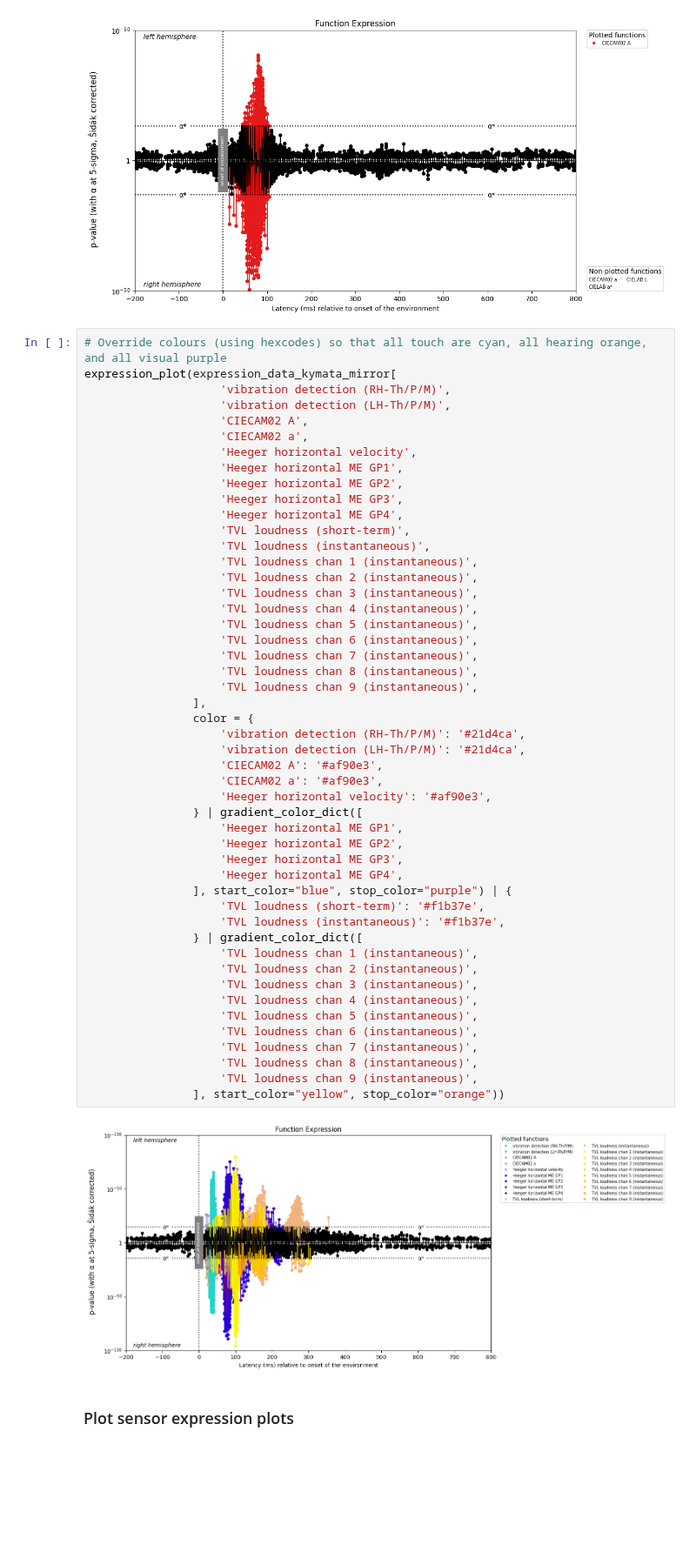
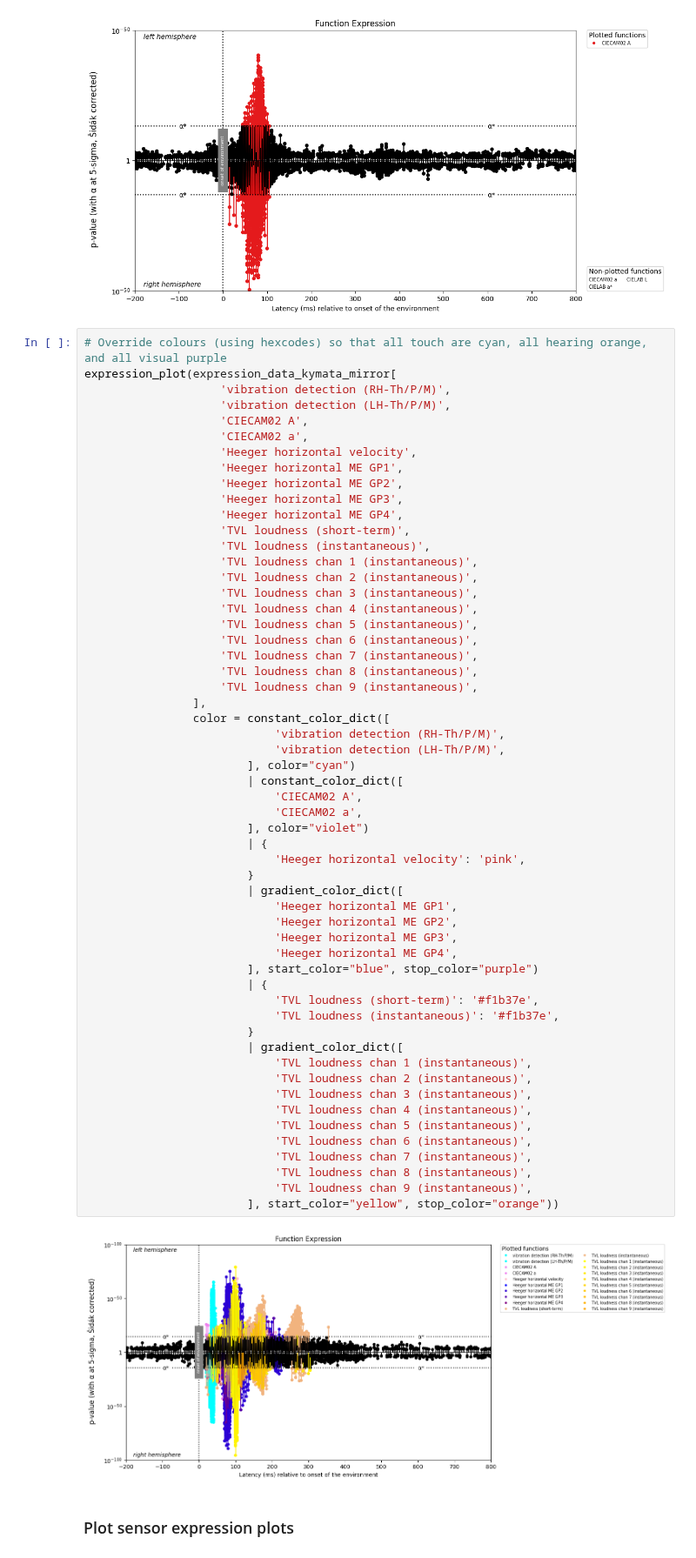
Before and after one commit to kymata-atlas/kymata-core, a Jupyter notebook: demos/demo_plotting.ipynb, the cells around one changed output. Shown at 87% size. Cells and saved outputs as stored; diff of their text form; blank space fills up the shorter version.

Commit message:
Add a constant_color_dict function too

```diff
--- a/demos/demo_plotting.ipynb
+++ b/demos/demo_plotting.ipynb
@@ -67,54 +67,61 @@ expression_plot(expression_data_kymata_mirror[
 # %%
 # Override colours (using hexcodes) so that all touch are cyan, all hearing orange, and all visual purple
 expression_plot(expression_data_kymata_mirror[
                     'vibration detection (RH-Th/P/M)',
                     'vibration detection (LH-Th/P/M)',
                     'CIECAM02 A',
                     'CIECAM02 a',
                     'Heeger horizontal velocity',
                     'Heeger horizontal ME GP1',
                     'Heeger horizontal ME GP2',
                     'Heeger horizontal ME GP3',
                     'Heeger horizontal ME GP4',
                     'TVL loudness (short-term)',
                     'TVL loudness (instantaneous)',
                     'TVL loudness chan 1 (instantaneous)',
                     'TVL loudness chan 2 (instantaneous)',
                     'TVL loudness chan 3 (instantaneous)',
                     'TVL loudness chan 4 (instantaneous)',
                     'TVL loudness chan 5 (instantaneous)',
                     'TVL loudness chan 6 (instantaneous)',
                     'TVL loudness chan 7 (instantaneous)',
                     'TVL loudness chan 8 (instantaneous)',
                     'TVL loudness chan 9 (instantaneous)',
                 ],
-                color = {
-                    'vibration detection (RH-Th/P/M)': '#21d4ca',
-                    'vibration detection (LH-Th/P/M)': '#21d4ca',
-                    'CIECAM02 A': '#af90e3',
-                    'CIECAM02 a': '#af90e3',
-                    'Heeger horizontal velocity': '#af90e3',
-                } | gradient_color_dict([
-                    'Heeger horizontal ME GP1',
-                    'Heeger horizontal ME GP2',
-                    'Heeger horizontal ME GP3',
-                    'Heeger horizontal ME GP4',
-                ], start_color="blue", stop_color="purple") | {
-                    'TVL loudness (short-term)': '#f1b37e',
-                    'TVL loudness (instantaneous)': '#f1b37e',
-                } | gradient_color_dict([
-                    'TVL loudness chan 1 (instantaneous)',
-                    'TVL loudness chan 2 (instantaneous)',
-                    'TVL loudness chan 3 (instantaneous)',
-                    'TVL loudness chan 4 (instantaneous)',
-                    'TVL loudness chan 5 (instantaneous)',
-                    'TVL loudness chan 6 (instantaneous)',
-                    'TVL loudness chan 7 (instantaneous)',
-                    'TVL loudness chan 8 (instantaneous)',
-                    'TVL loudness chan 9 (instantaneous)',
-                ], start_color="yellow", stop_color="orange"))
+                color = constant_color_dict([
+                            'vibration detection (RH-Th/P/M)',
+                            'vibration detection (LH-Th/P/M)',
+                        ], color="cyan")
+                        | constant_color_dict([
+                            'CIECAM02 A',
+                            'CIECAM02 a',
+                        ], color="violet")
+                        | {
+                            'Heeger horizontal velocity': 'pink',
+                        }
+                        | gradient_color_dict([
+                            'Heeger horizontal ME GP1',
+                            'Heeger horizontal ME GP2',
+                            'Heeger horizontal ME GP3',
+                            'Heeger horizontal ME GP4',
+                        ], start_color="blue", stop_color="purple")
+                        | {
+                            'TVL loudness (short-term)': '#f1b37e',
+                            'TVL loudness (instantaneous)': '#f1b37e',
+                        }
+                        | gradient_color_dict([
+                            'TVL loudness chan 1 (instantaneous)',
+                            'TVL loudness chan 2 (instantaneous)',
+                            'TVL loudness chan 3 (instantaneous)',
+                            'TVL loudness chan 4 (instantaneous)',
+                            'TVL loudness chan 5 (instantaneous)',
+                            'TVL loudness chan 6 (instantaneous)',
+                            'TVL loudness chan 7 (instantaneous)',
+                            'TVL loudness chan 8 (instantaneous)',
+                            'TVL loudness chan 9 (instantaneous)',
+                        ], start_color="yellow", stop_color="orange"))
 # %% [output]
-[figure, old version]
+[figure, new version]
 # %% [markdown]
 ### Plot sensor expression plots
 # %%
```
Also changed, not shown: parts of 3 cells of this notebook, 1 other file.
